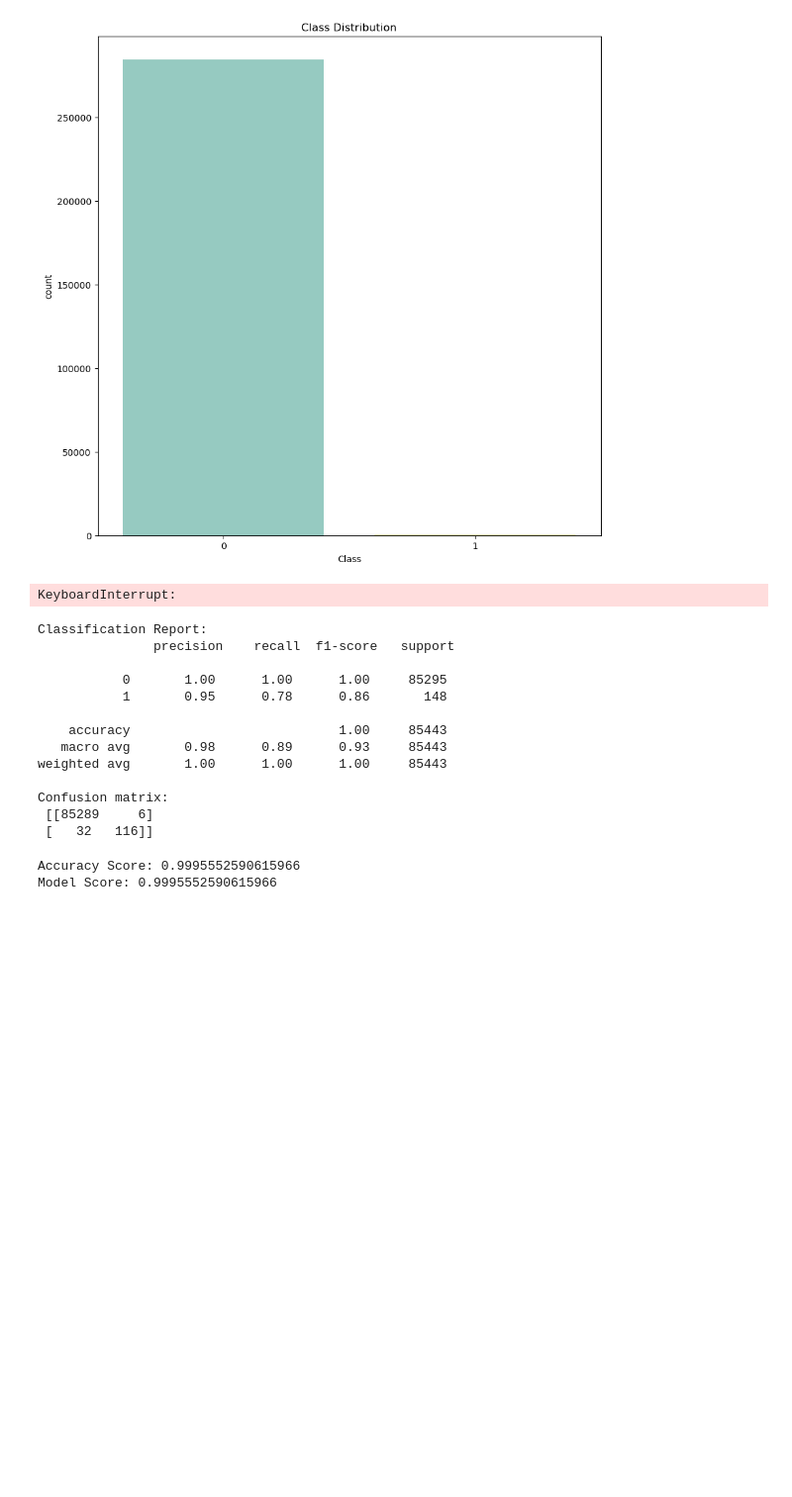
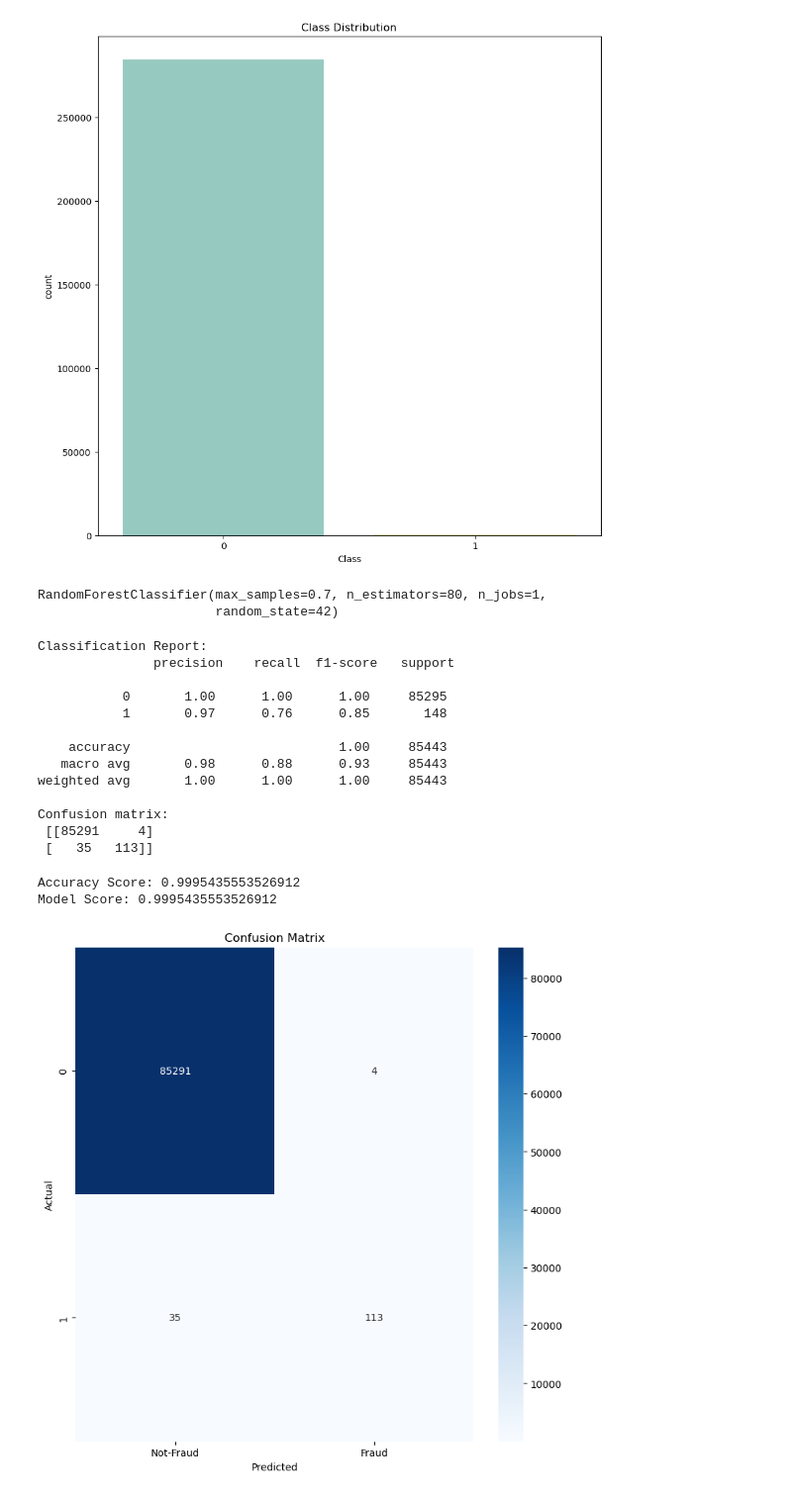
Before and after one commit to Ananay8425/Scikit-Learn, a Jupyter notebook: Handle-Imbalanced-Datasets/imbalanced-datasets.ipynb, the cells around one changed output. Shown at 99% size. Drawn from its saved outputs; the diff is of its cells as text; code cells hidden in the pictures; blank space fills up the shorter version.

```diff
--- a/Handle-Imbalanced-Datasets/imbalanced-datasets.ipynb
+++ b/Handle-Imbalanced-Datasets/imbalanced-datasets.ipynb
@@ -74,0 +95,8 @@ Fraud rate: 0.173%
+# %%
+# Downcast float columns (e.g., float64 -> float32)
+for col in df.select_dtypes(include=['float64']).columns:
+    df[col] = pd.to_numeric(df[col], downcast='float')
+
+# Downcast integer columns (e.g., int64 -> int32)
+for col in df.select_dtypes(include=['int64']).columns:
+    df[col] = pd.to_numeric(df[col], downcast='integer')
@@ -100,10 +150,16 @@ y = df["Class"]
 # stratify=y ensures that the split maintains the same proportion of classes in both sets
 X_train, X_test, y_train, y_test = train_test_split(X, y, test_size=0.3, random_state=42, stratify=y)
 # %%
-model = RandomForestClassifier()
+model = RandomForestClassifier(
+    n_estimators=80,      # Fewer trees
+    max_samples=0.7,      # Each tree uses 70% of the data
+    n_jobs=1,             # Crucial: Disable parallel processing
+    random_state=42
+)
 model.fit(X_train, y_train)
 # %% [output]
-KeyboardInterrupt:
+RandomForestClassifier(max_samples=0.7, n_estimators=80, n_jobs=1,
+                       random_state=42)
 # %%
 y_pred = model.predict(X_test)
 # %%
@@ -114,20 +170,29 @@ Classification Report:
                precision    recall  f1-score   support
 
            0       1.00      1.00      1.00     85295
-           1       0.95      0.78      0.86       148
+           1       0.97      0.76      0.85       148
 
     accuracy                           1.00     85443
-   macro avg       0.98      0.89      0.93     85443
+   macro avg       0.98      0.88      0.93     85443
 weighted avg       1.00      1.00      1.00     85443
 
 Confusion matrix:
- [[85289     6]
- [   32   116]]
+ [[85291     4]
+ [   35   113]]
 # %%
 from sklearn.metrics import accuracy_score
 
 print("Accuracy Score:", accuracy_score(y_test, y_pred))
 print("Model Score:", model.score(X_test, y_test))
 # %% [output]
-Accuracy Score: 0.9995552590615966
-Model Score: 0.9995552590615966
+Accuracy Score: 0.9995435553526912
+Model Score: 0.9995435553526912
+# %%
+plt.figure(figsize=(9, 9))
+sns.heatmap(confusion_matrix(y_test, y_pred), annot=True, fmt='d', cmap='Blues', xticklabels=['Not-Fraud', 'Fraud'])
+plt.xlabel('Predicted')
+plt.ylabel('Actual')
+plt.title('Confusion Matrix')
+plt.show()
+# %% [output]
+[figure, added]
```
Also changed, not shown: parts of 19 cells of this notebook.
